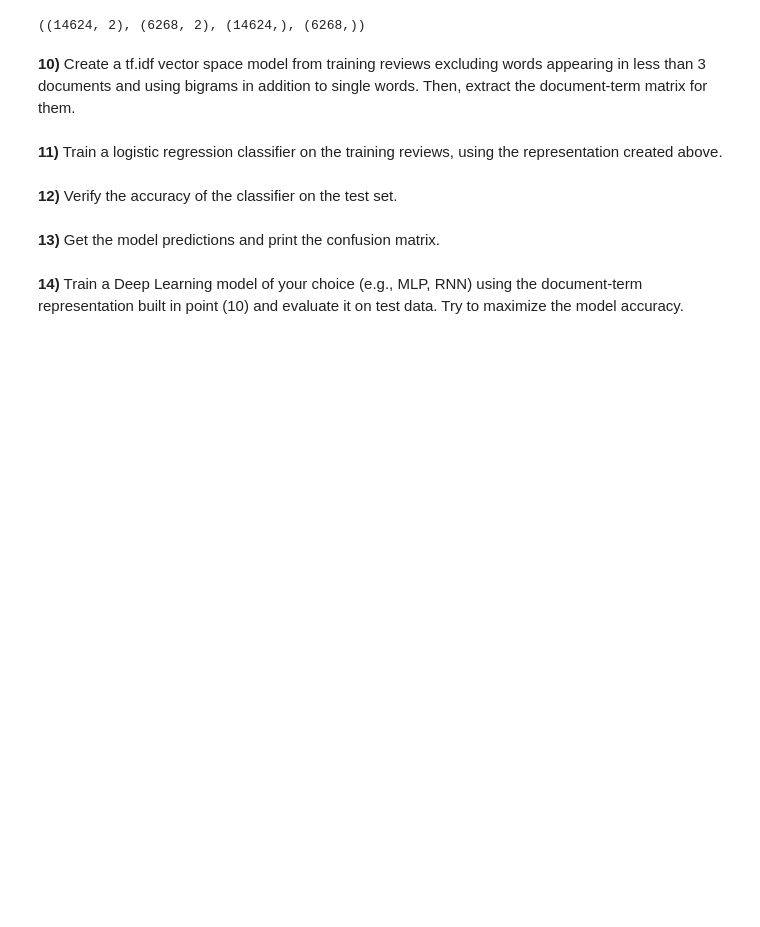
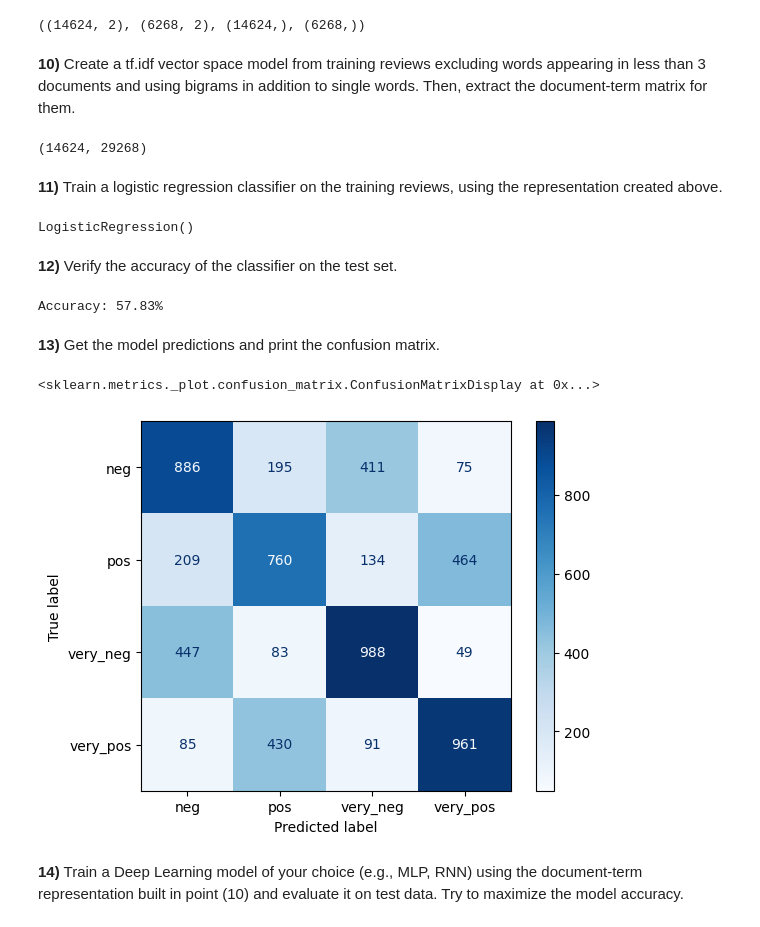
Before and after one commit to jcbraz/amazon-sentimental-analysis, a Jupyter notebook: notebook.ipynb, the cells around one changed output. Drawn from its saved outputs; the diff is of its cells as text; code cells hidden in the pictures; blank space fills up the shorter version.

Commit message:
feat: vectorization and logistic regression done

```diff
--- a/notebook.ipynb
+++ b/notebook.ipynb
@@ -192,12 +195,47 @@ X_train.shape, X_test.shape, y_train.shape, y_test.shape
 ((14624, 2), (6268, 2), (14624,), (6268,))
 # %% [markdown]
 **10)** Create a tf.idf vector space model from training reviews excluding words appearing in less than 3 documents and using bigrams in addition to single words. Then, extract the document-term matrix for them.
+# %%
+vectorizer = TfidfVectorizer(
+    min_df=3,
+    ngram_range=(1, 2),
+    stop_words="english",
+    tokenizer=nltk.word_tokenize,
+    use_idf=True,
+    sublinear_tf=True,
+    smooth_idf=True,
+)
+
+
+X_train_features = vectorizer.fit_transform(X_train["reviewText"])
+X_train_features.shape
+# %% [output]
+(14624, 29268)
 # %% [markdown]
 **11)** Train a logistic regression classifier on the training reviews, using the representation created above.
+# %%
+logreg = LogisticRegression()
+logreg.fit(X_train_features, y_train)
+# %% [output]
+LogisticRegression()
 # %% [markdown]
 **12)** Verify the accuracy of the classifier on the test set.
+# %%
+predictions = logreg.predict(vectorizer.transform(X_test["reviewText"]))
+accuracy = accuracy_score(y_test, predictions)
+
+print(f"Accuracy: {accuracy:.2%}")
+# %% [output]
+Accuracy: 57.83%
 # %% [markdown]
 **13)** Get the model predictions and print the confusion matrix.
+# %%
+cm = confusion_matrix(y_test, predictions, labels=logreg.classes_)
+disp = ConfusionMatrixDisplay(confusion_matrix=cm, display_labels=logreg.classes_)
+disp.plot(cmap=plt.cm.Blues)
+# %% [output]
+<sklearn.metrics._plot.confusion_matrix.ConfusionMatrixDisplay at 0x...>
+[figure, added]
 # %% [markdown]
 **14)** Train a Deep Learning model of your choice (e.g., MLP, RNN) using the document-term representation built in point (10) and evaluate it on test data. Try to maximize the model accuracy.
 # %% [markdown]
```
Also changed, not shown: parts of 1 cell of this notebook, 1 other file.
